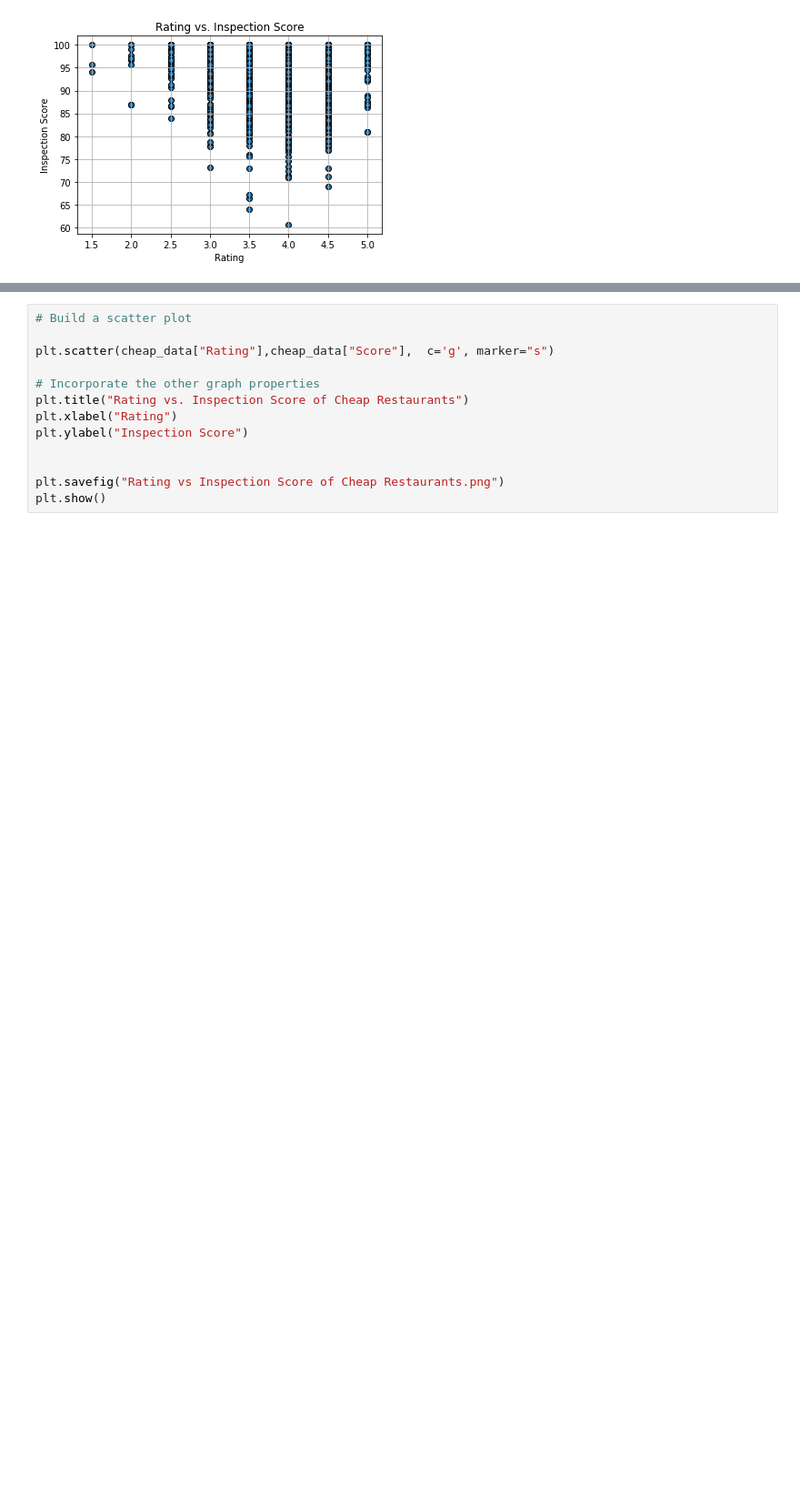
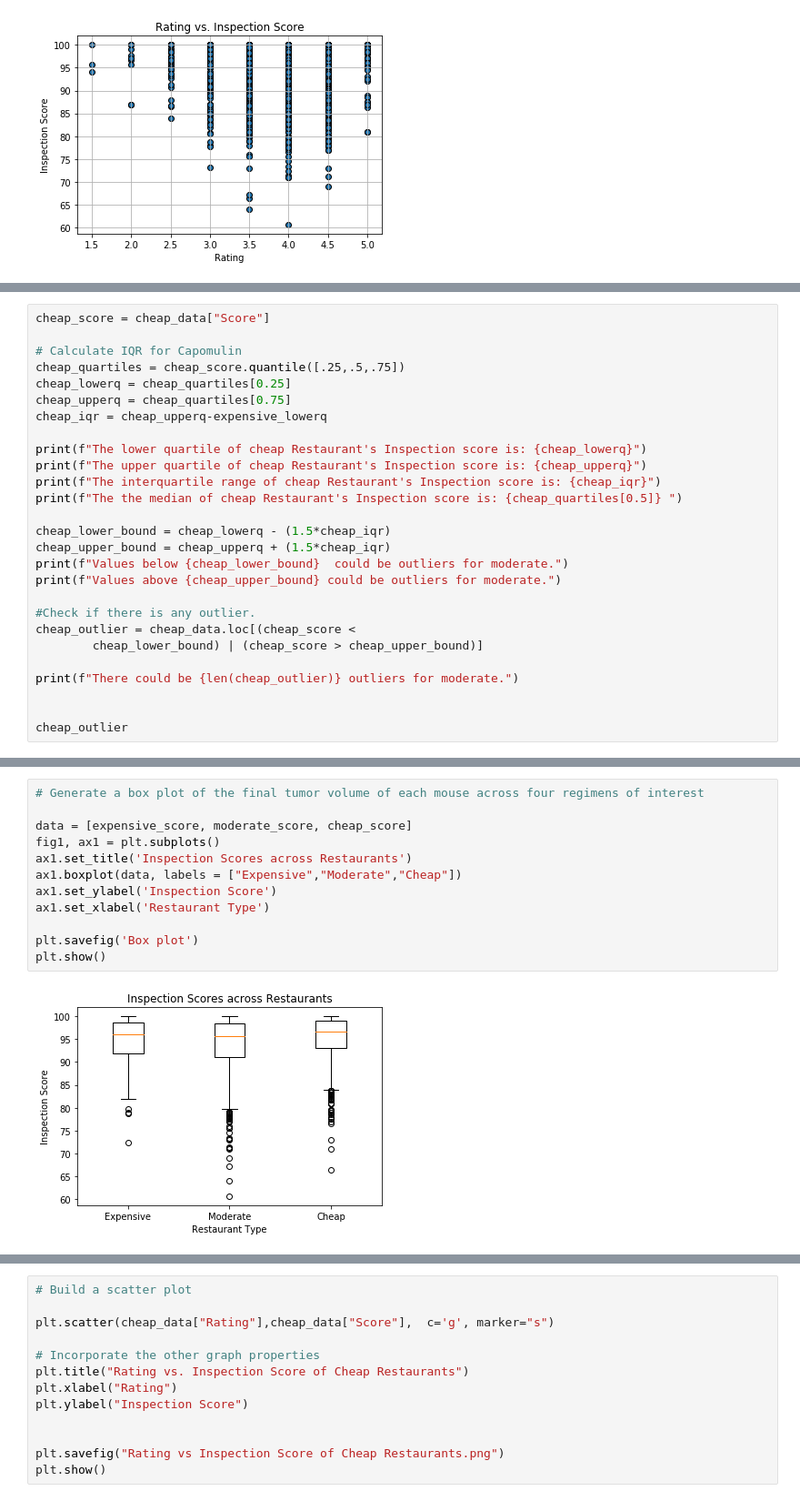
Before and after one commit to DCMilligan88/PriceVsHealth, a Jupyter notebook: analysis_project1.ipynb, the cells around one changed output, grey strips where cells are left out. Shown: that part at 91% size. Drawn from its saved outputs; the diff is of its cells as text; blank space fills up the shorter version.

Commit message:
adding boxplot

```diff
--- a/analysis_project1.ipynb
+++ b/analysis_project1.ipynb
@@ -36,0 +145,27 @@ expensive_data = rest_data.loc[rest_data["price"] == "Expensive"]
+# %%
+cheap_score = cheap_data["Score"]
+
+# Calculate IQR for Capomulin
+cheap_quartiles = cheap_score.quantile([.25,.5,.75])
+cheap_lowerq = cheap_quartiles[0.25]
+cheap_upperq = cheap_quartiles[0.75]
+cheap_iqr = cheap_upperq-expensive_lowerq
+
+print(f"The lower quartile of cheap Restaurant's Inspection score is: {cheap_lowerq}")
+print(f"The upper quartile of cheap Restaurant's Inspection score is: {cheap_upperq}")
+print(f"The interquartile range of cheap Restaurant's Inspection score is: {cheap_iqr}")
+print(f"The the median of cheap Restaurant's Inspection score is: {cheap_quartiles[0.5]} ")
+
+cheap_lower_bound = cheap_lowerq - (1.5*cheap_iqr)
+cheap_upper_bound = cheap_upperq + (1.5*cheap_iqr)
+print(f"Values below {cheap_lower_bound}  could be outliers for moderate.")
+print(f"Values above {cheap_upper_bound} could be outliers for moderate.")
+
+#Check if there is any outlier.
+cheap_outlier = cheap_data.loc[(cheap_score <
+        cheap_lower_bound) | (cheap_score > cheap_upper_bound)]
+
+print(f"There could be {len(cheap_outlier)} outliers for moderate.")
+
+
+cheap_outlier
@@ -37,2 +197,16 @@ expensive_data = rest_data.loc[rest_data["price"] == "Expensive"]
+# %%
+# Generate a box plot of the final tumor volume of each mouse across four regimens of interest
+
+data = [expensive_score, moderate_score, cheap_score]
+fig1, ax1 = plt.subplots()
+ax1.set_title('Inspection Scores across Restaurants')
+ax1.boxplot(data, labels = ["Expensive","Moderate","Cheap"])
+ax1.set_ylabel('Inspection Score')
+ax1.set_xlabel('Restaurant Type')
+
+plt.savefig('Box plot')
+plt.show()
+# %% [output]
+[figure, added]
 # %%
 # Build a scatter plot
```
Also changed, not shown: parts of 6 cells of this notebook, 1 other file.
